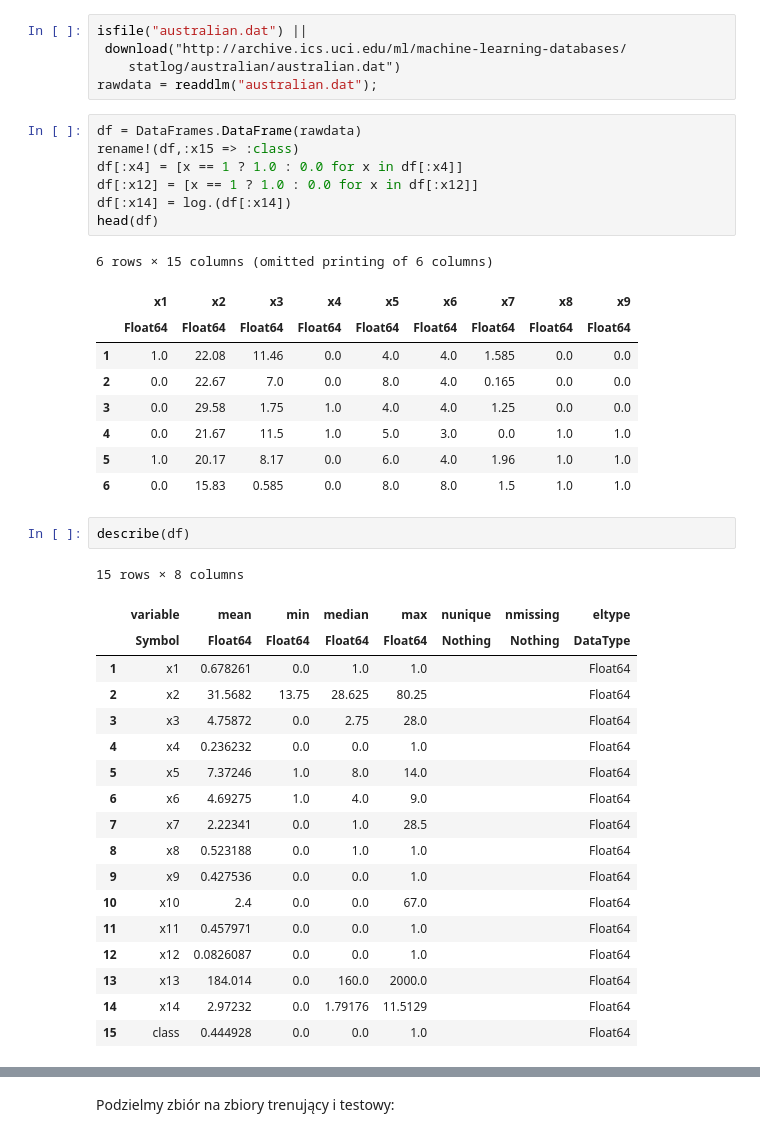
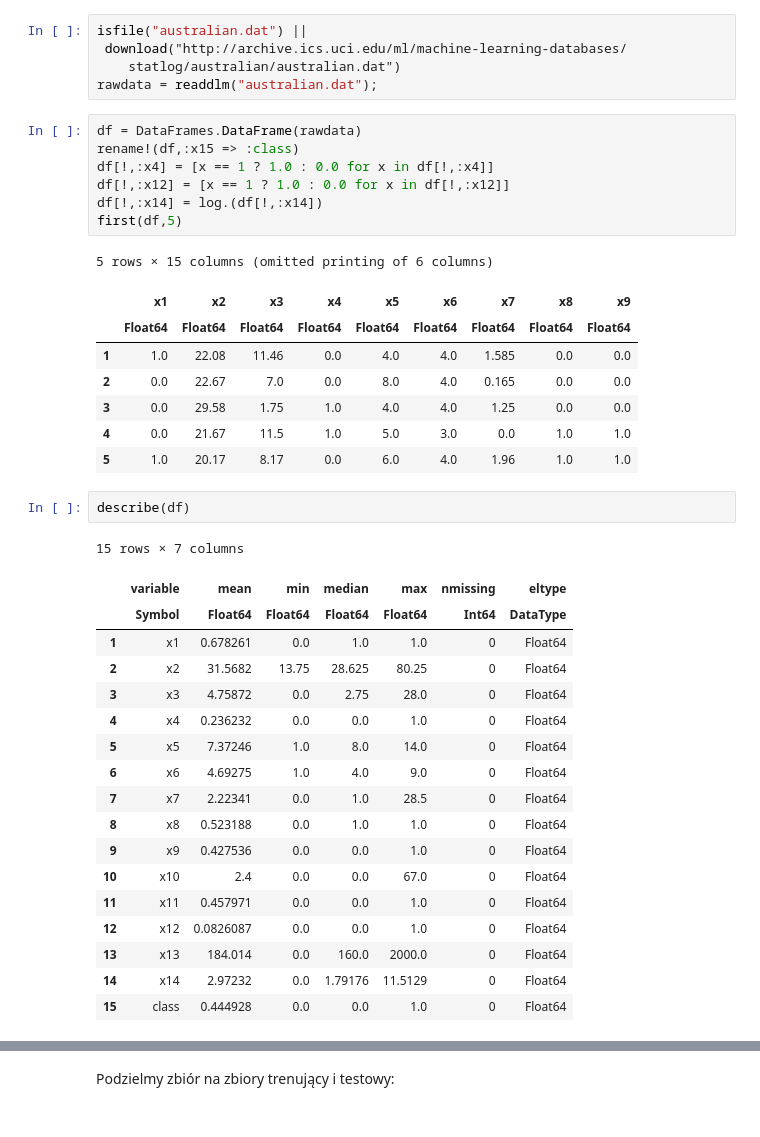
Before and after one commit to bartoszpankratz/-223490---0286--Statystyczne-Reguly-Decyzyjne--zima-2019-20, a Jupyter notebook: wykład 4/Regularyzacja_i_graficzna_ocena_klasyfikatorow.ipynb, the cells around one changed output, grey strips where cells are left out. Saved outputs shown, nothing was run; the diff lists cells and outputs as text.

```diff
--- a/wykład 4/Regularyzacja_i_graficzna_ocena_klasyfikatorow.ipynb
+++ b/wykład 4/Regularyzacja_i_graficzna_ocena_klasyfikatorow.ipynb
@@ -140,39 +140,38 @@ rawdata = readdlm("australian.dat");
 # %%
 df = DataFrames.DataFrame(rawdata)
 rename!(df,:x15 => :class)
-df[:x4] = [x == 1 ? 1.0 : 0.0 for x in df[:x4]]
-df[:x12] = [x == 1 ? 1.0 : 0.0 for x in df[:x12]]
-df[:x14] = log.(df[:x14])
-head(df)
+df[!,:x4] = [x == 1 ? 1.0 : 0.0 for x in df[!,:x4]]
+df[!,:x12] = [x == 1 ? 1.0 : 0.0 for x in df[!,:x12]]
+df[!,:x14] = log.(df[!,:x14])
+first(df,5)
 # %% [output]
-6 rows × 15 columns (omitted printing of 6 columns)
+5 rows × 15 columns (omitted printing of 6 columns)
 |  | x1 | x2 | x3 | x4 | x5 | x6 | x7 | x8 | x9 |
 |  | Float64 | Float64 | Float64 | Float64 | Float64 | Float64 | Float64 | Float64 | Float64 |
 | 1 | 1.0 | 22.08 | 11.46 | 0.0 | 4.0 | 4.0 | 1.585 | 0.0 | 0.0 |
 | 2 | 0.0 | 22.67 | 7.0 | 0.0 | 8.0 | 4.0 | 0.165 | 0.0 | 0.0 |
 | 3 | 0.0 | 29.58 | 1.75 | 1.0 | 4.0 | 4.0 | 1.25 | 0.0 | 0.0 |
 | 4 | 0.0 | 21.67 | 11.5 | 1.0 | 5.0 | 3.0 | 0.0 | 1.0 | 1.0 |
 | 5 | 1.0 | 20.17 | 8.17 | 0.0 | 6.0 | 4.0 | 1.96 | 1.0 | 1.0 |
-| 6 | 0.0 | 15.83 | 0.585 | 0.0 | 8.0 | 8.0 | 1.5 | 1.0 | 1.0 |
 # %%
 describe(df)
 # %% [output]
-15 rows × 8 columns
+15 rows × 7 columns
-|  | variable | mean | min | median | max | nunique | nmissing | eltype |
-|  | Symbol | Float64 | Float64 | Float64 | Float64 | Nothing | Nothing | DataType |
-| 1 | x1 | 0.678261 | 0.0 | 1.0 | 1.0 |  |  | Float64 |
-| 2 | x2 | 31.5682 | 13.75 | 28.625 | 80.25 |  |  | Float64 |
-| 3 | x3 | 4.75872 | 0.0 | 2.75 | 28.0 |  |  | Float64 |
-| 4 | x4 | 0.236232 | 0.0 | 0.0 | 1.0 |  |  | Float64 |
-| 5 | x5 | 7.37246 | 1.0 | 8.0 | 14.0 |  |  | Float64 |
-| 6 | x6 | 4.69275 | 1.0 | 4.0 | 9.0 |  |  | Float64 |
-| 7 | x7 | 2.22341 | 0.0 | 1.0 | 28.5 |  |  | Float64 |
-| 8 | x8 | 0.523188 | 0.0 | 1.0 | 1.0 |  |  | Float64 |
-| 9 | x9 | 0.427536 | 0.0 | 0.0 | 1.0 |  |  | Float64 |
-| 10 | x10 | 2.4 | 0.0 | 0.0 | 67.0 |  |  | Float64 |
-| 11 | x11 | 0.457971 | 0.0 | 0.0 | 1.0 |  |  | Float64 |
-| 12 | x12 | 0.0826087 | 0.0 | 0.0 | 1.0 |  |  | Float64 |
-| 13 | x13 | 184.014 | 0.0 | 160.0 | 2000.0 |  |  | Float64 |
-| 14 | x14 | 2.97232 | 0.0 | 1.79176 | 11.5129 |  |  | Float64 |
-| 15 | class | 0.444928 | 0.0 | 0.0 | 1.0 |  |  | Float64 |
+|  | variable | mean | min | median | max | nmissing | eltype |
+|  | Symbol | Float64 | Float64 | Float64 | Float64 | Int64 | DataType |
+| 1 | x1 | 0.678261 | 0.0 | 1.0 | 1.0 | 0 | Float64 |
+| 2 | x2 | 31.5682 | 13.75 | 28.625 | 80.25 | 0 | Float64 |
+| 3 | x3 | 4.75872 | 0.0 | 2.75 | 28.0 | 0 | Float64 |
+| 4 | x4 | 0.236232 | 0.0 | 0.0 | 1.0 | 0 | Float64 |
+| 5 | x5 | 7.37246 | 1.0 | 8.0 | 14.0 | 0 | Float64 |
+| 6 | x6 | 4.69275 | 1.0 | 4.0 | 9.0 | 0 | Float64 |
+| 7 | x7 | 2.22341 | 0.0 | 1.0 | 28.5 | 0 | Float64 |
+| 8 | x8 | 0.523188 | 0.0 | 1.0 | 1.0 | 0 | Float64 |
+| 9 | x9 | 0.427536 | 0.0 | 0.0 | 1.0 | 0 | Float64 |
+| 10 | x10 | 2.4 | 0.0 | 0.0 | 67.0 | 0 | Float64 |
+| 11 | x11 | 0.457971 | 0.0 | 0.0 | 1.0 | 0 | Float64 |
+| 12 | x12 | 0.0826087 | 0.0 | 0.0 | 1.0 | 0 | Float64 |
+| 13 | x13 | 184.014 | 0.0 | 160.0 | 2000.0 | 0 | Float64 |
+| 14 | x14 | 2.97232 | 0.0 | 1.79176 | 11.5129 | 0 | Float64 |
+| 15 | class | 0.444928 | 0.0 | 0.0 | 1.0 | 0 | Float64 |
 # %%
```
Also changed, not shown: parts of 43 cells of this notebook.
